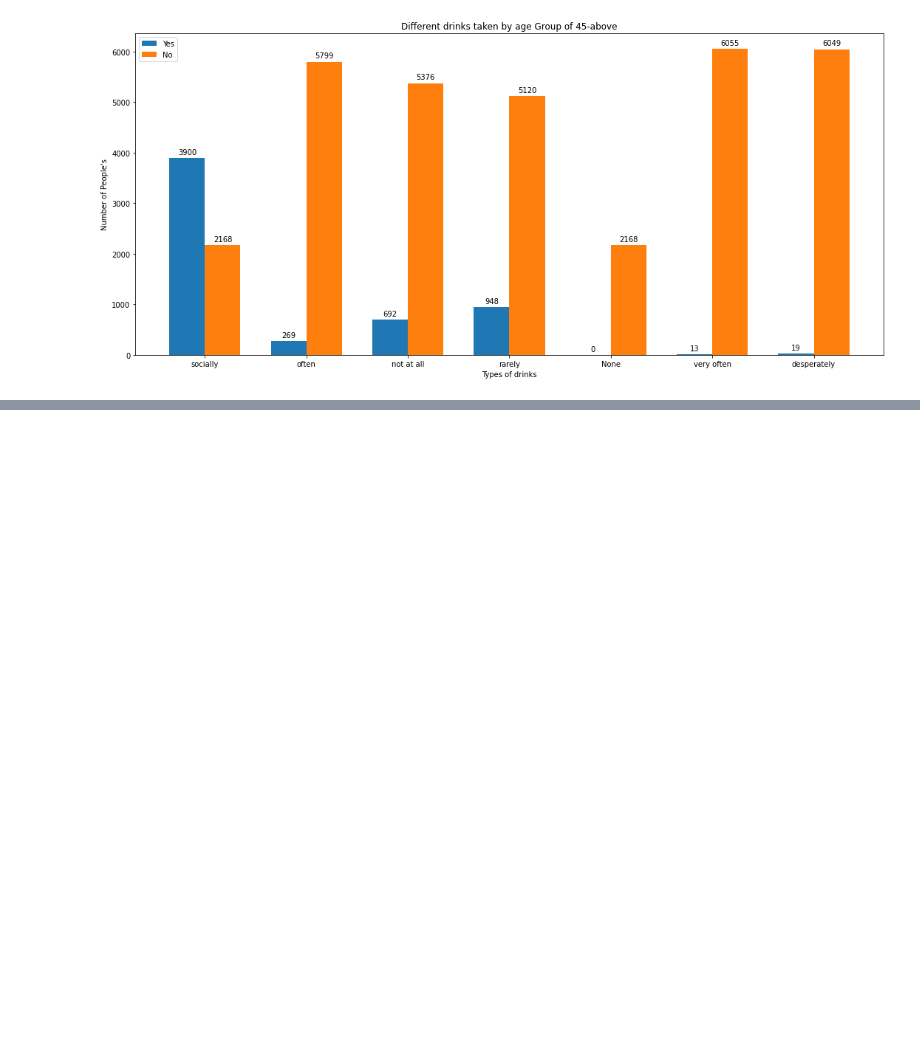
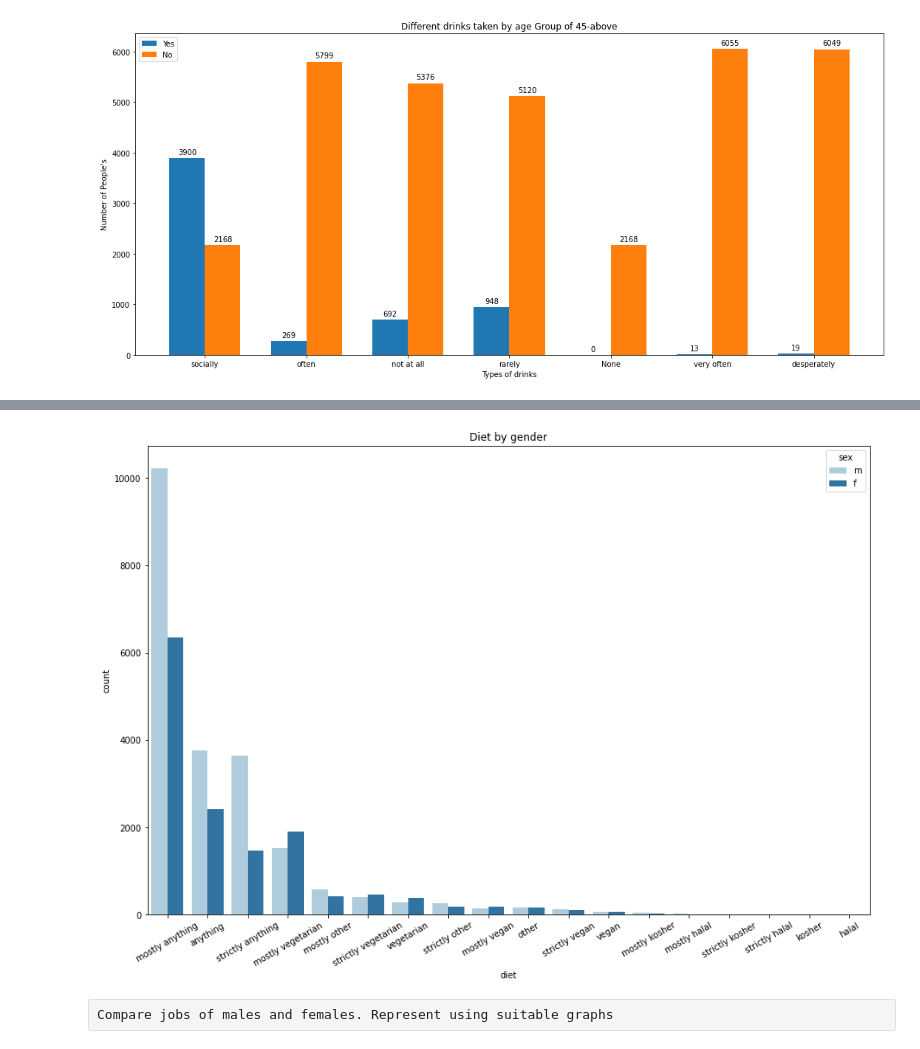
Before and after one commit to subhamyadav580/Data_analysis_of_dating_site_Dataset, a Jupyter notebook: dating_skeleton.ipynb, the cells around one changed output, grey strips where cells are left out. Saved outputs shown, nothing was run; the diff lists cells and outputs as text; code cells hidden in the pictures; blank space fills up the shorter version.

```diff
--- a/dating_skeleton.ipynb
+++ b/dating_skeleton.ipynb
@@ -459,0 +511,12 @@ plt.show()
+# %%
+plt.figure(figsize=(15, 10))
+pr = sns.countplot(x='diet', data=data,
+                   hue='sex', palette='Paired',
+                   order = data['diet'].value_counts().iloc[:].index)
+plt.xticks(rotation = 30)
+pr.set_title("Diet by gender")
+show_percetage(pr, data)
+# %% [output]
+[figure, added]
+# %% [raw]
+Compare jobs of males and females. Represent using suitable graphs
```
Also changed, not shown: parts of 14 cells of this notebook.
